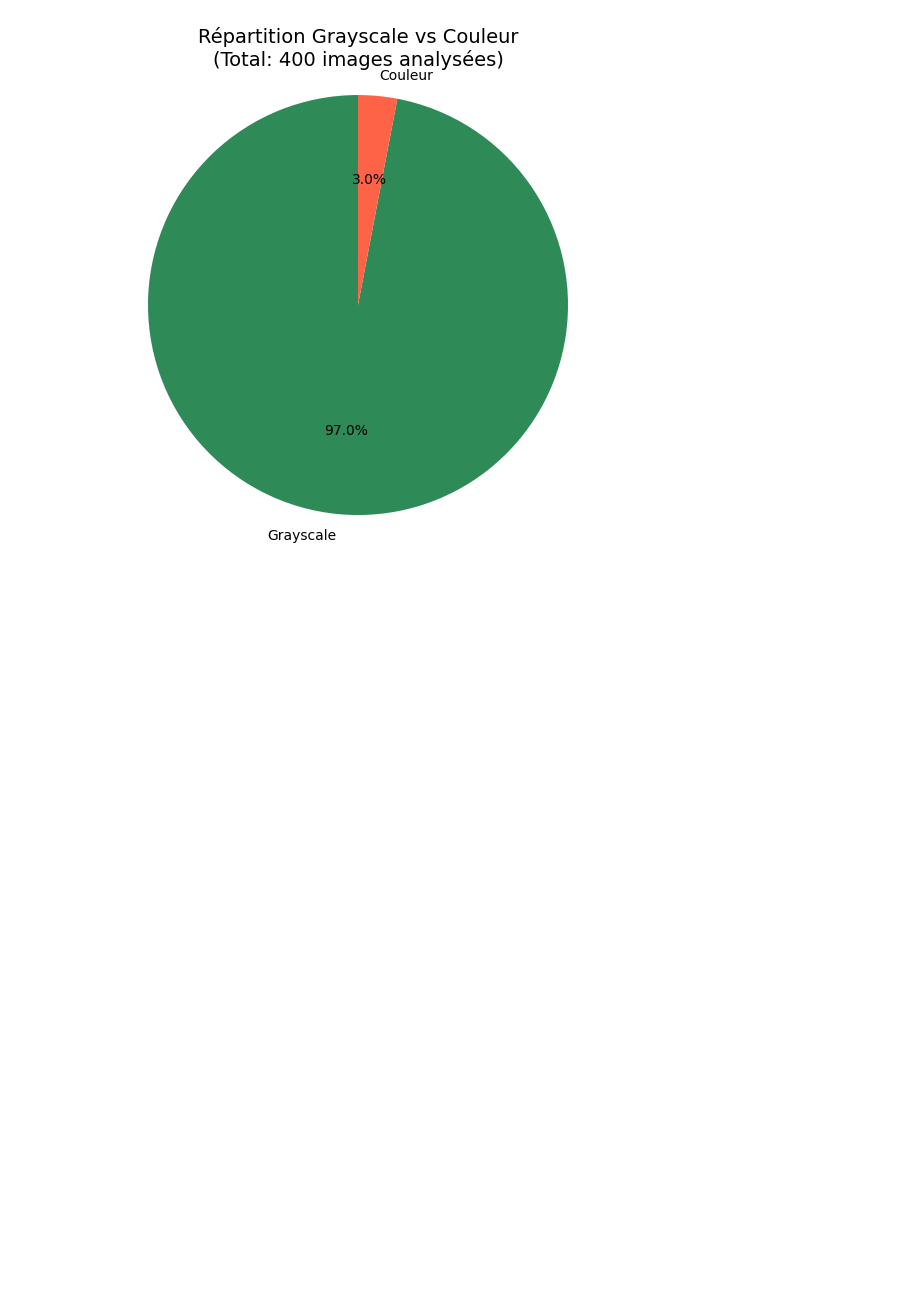
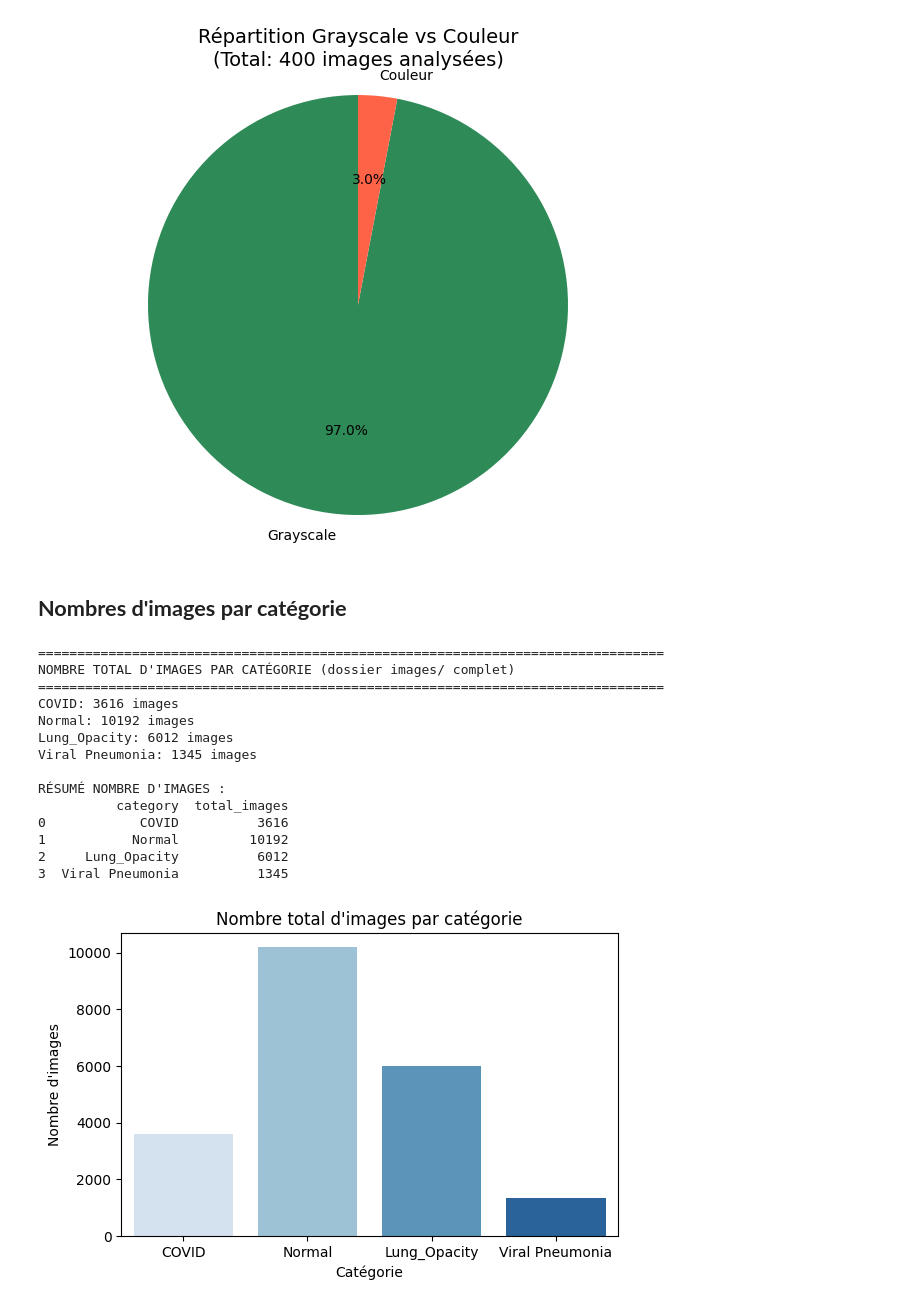
Before and after one commit to mar25-iia2-radiographies/01_data_exploration, a Jupyter notebook: 01_data_exploration_romuald.ipynb, the cells around one changed output. Saved outputs shown, nothing was run; the diff lists cells and outputs as text; code cells hidden in the pictures; blank space fills up the shorter version.

```diff
--- a/01_data_exploration_romuald.ipynb
+++ b/01_data_exploration_romuald.ipynb
@@ -208,3 +345,57 @@ Viral Pneumonia: 100 images analysées
    Grayscale: 388 (97.0%)
    Couleur:   12 (3.0%)
 [figure]
+# %% [markdown]
+## **Nombres d'images par catégorie**
+# %%
+from pathlib import Path
+import pandas as pd
+import matplotlib.pyplot as plt
+import seaborn as sns
+
+# Chemins
+base_path = Path("/kaggle/input/covid19-radiography-database")
+data_path = base_path / "COVID-19_Radiography_Dataset"
+categories = ['COVID', 'Normal', 'Lung_Opacity', 'Viral Pneumonia']
+
+print("="*80)
+print("NOMBRE TOTAL D'IMAGES PAR CATÉGORIE (dossier images/ complet)")
+print("="*80)
+
+count_stats = []
+
+for cat in categories:
+    cat_path = data_path / cat / 'images'
+    images = list(cat_path.glob('*.png'))
+    n = len(images)
+    count_stats.append({'category': cat, 'total_images': n})
+    print(f"{cat}: {n} images")
+
+count_df = pd.DataFrame(count_stats)
+print("\nRÉSUMÉ NOMBRE D'IMAGES :")
+print(count_df)
+
+# Graphe 1 : nombre total d'images par catégorie
+plt.figure(figsize=(6, 4))
+sns.barplot(data=count_df, x='category', y='total_images', palette='Blues')
+plt.title("Nombre total d'images par catégorie")
+plt.xlabel("Catégorie")
+plt.ylabel("Nombre d'images")
+plt.tight_layout()
+plt.show()
+# %% [output]
+================================================================================
+NOMBRE TOTAL D'IMAGES PAR CATÉGORIE (dossier images/ complet)
+================================================================================
+COVID: 3616 images
+Normal: 10192 images
+Lung_Opacity: 6012 images
+Viral Pneumonia: 1345 images
+
+RÉSUMÉ NOMBRE D'IMAGES :
+          category  total_images
+0            COVID          3616
+1           Normal         10192
+2     Lung_Opacity          6012
+3  Viral Pneumonia          1345
+[figure, added]
```
Also changed, not shown: parts of 10 cells of this notebook.
